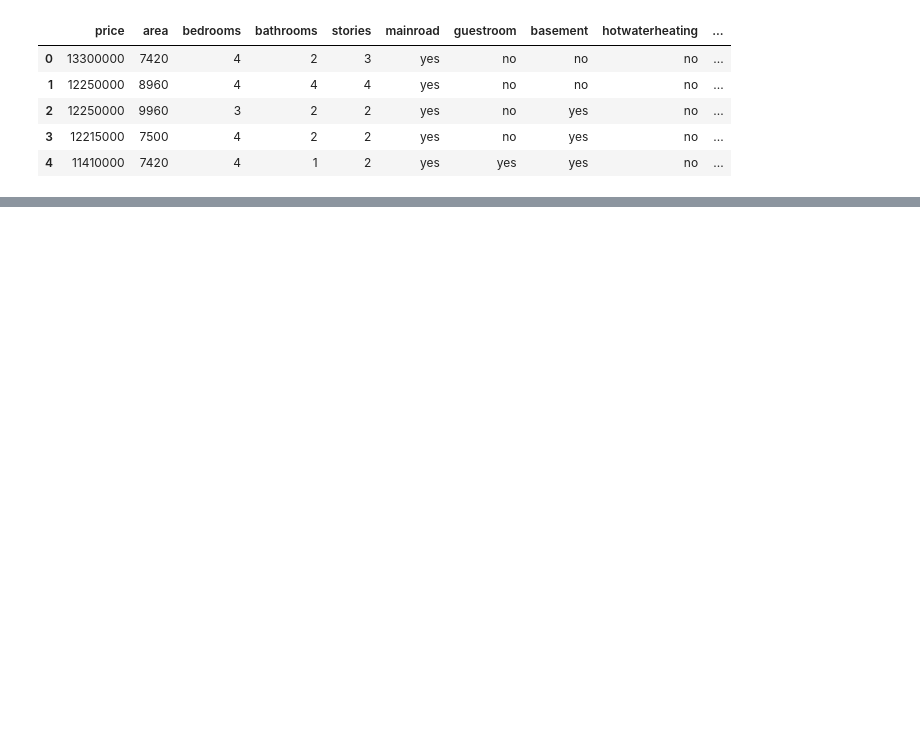
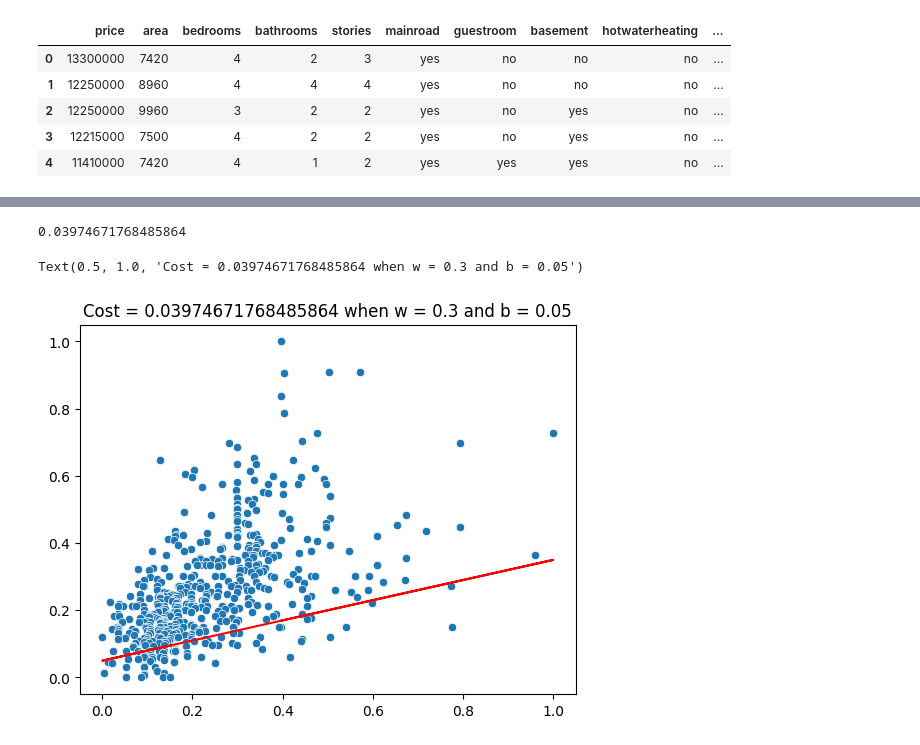
Before and after one commit to Md-Shaon-Khan/Phitron-AL-ML-Learning, a Jupyter notebook: Main Courses/Machine Learning/Week 03, Module 10 -- Simple Linear Regression Implementation and Gradient Descent/Practice/Problem 01/housing_price.ipynb, the cells around one changed output, grey strips where cells are left out. Drawn from its saved outputs; the diff is of its cells as text; code cells hidden in the pictures; blank space fills up the shorter version.

```diff
--- a/Main Courses/Machine Learning/Week 03, Module 10 -- Simple Linear Regression Implementation and Gradient Descent/Practice/Problem 01/housing_price.ipynb
+++ b/Main Courses/Machine Learning/Week 03, Module 10 -- Simple Linear Regression Implementation and Gradient Descent/Practice/Problem 01/housing_price.ipynb
@@ -56,0 +114,15 @@ array([ 7420,  8960,  9960,  7500,  7420,  7500,  8580, 16200,  8100,
+# %%
+w = 0.3
+b = 0.05
+
+predictions = make_prediction(area_col, w, b)
+cost = compute_cost(predictions, price_col)
+print(cost)
+
+sns.scatterplot(x = area_col, y = price_col)
+plt.plot(area_col, predictions, color = 'red')
+plt.title(f"Cost = {cost} when w = {w} and b = {b}")
+# %% [output]
+0.03974671768485864
+Text(0.5, 1.0, 'Cost = 0.03974671768485864 when w = 0.3 and b = 0.05')
+[figure, added]
```
Also changed, not shown: parts of 9 cells of this notebook, 1 other file.
